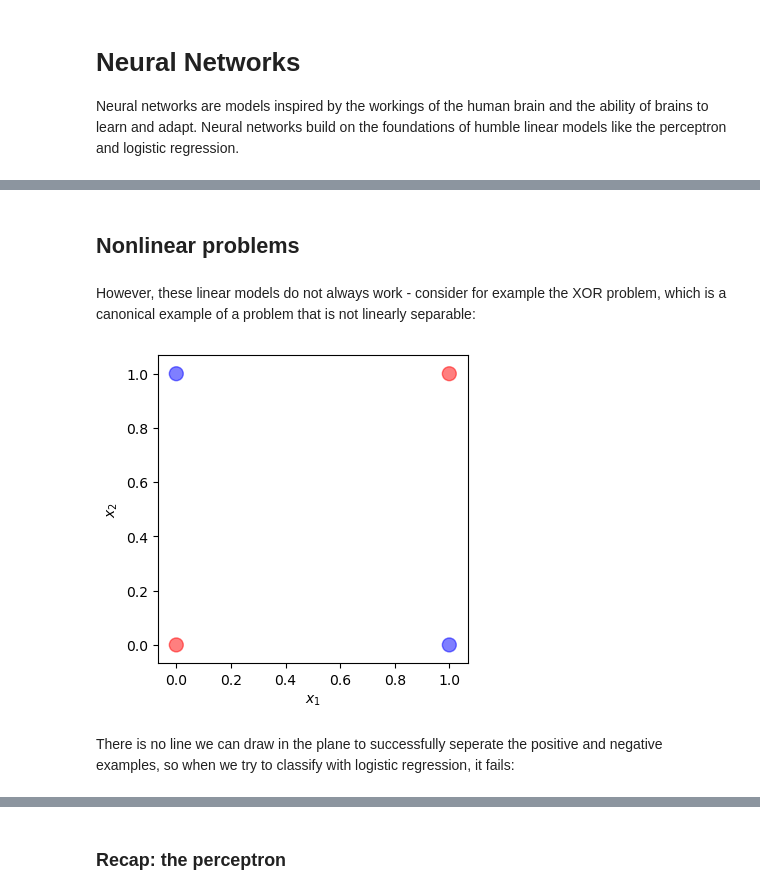
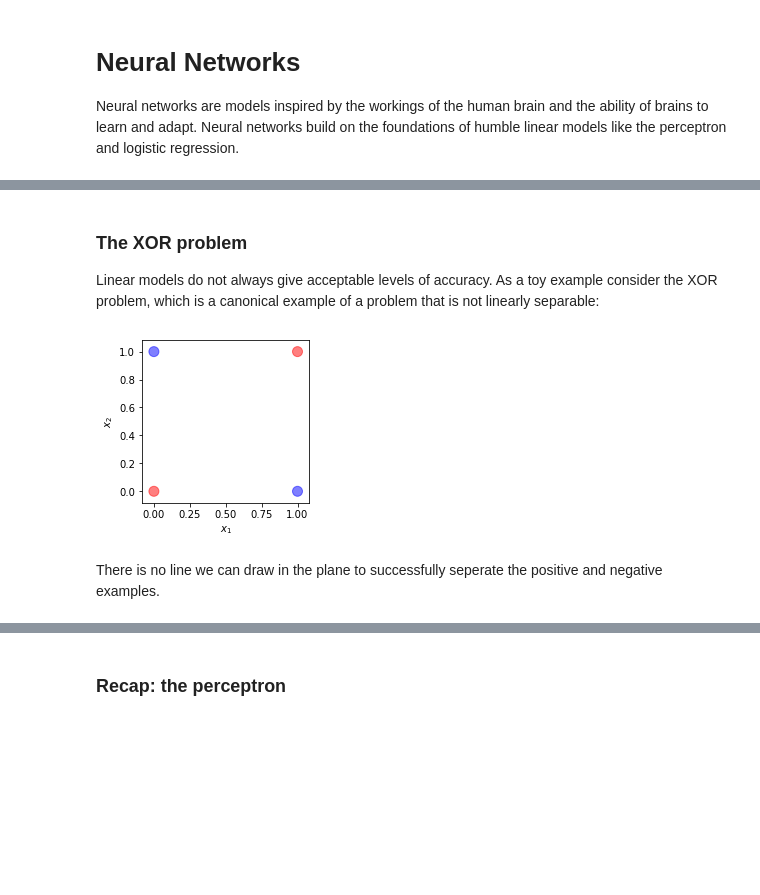
Before and after one commit to asabenhur/CS345, a Jupyter notebook: notebooks/module08_01_neural_networks_mlp.ipynb, the cells around one changed output, grey strips where cells are left out. Saved outputs shown, nothing was run; the diff lists cells and outputs as text; code cells hidden in the pictures; blank space fills up the shorter version.

```diff
--- a/notebooks/module08_01_neural_networks_mlp.ipynb
+++ b/notebooks/module08_01_neural_networks_mlp.ipynb
@@ -63,32 +23,0 @@ Here's an illustration of logistic regression for data generated using the sciki
-# %%
-from sklearn.datasets import make_classification
-X,y = make_classification(n_samples=100, n_features=2, n_informative=2, n_redundant=0, n_repeated=0, n_classes=2, n_clusters_per_class=1, class_sep=0.3, random_state=1)
-lgr=logistic_regression()
-lgr.fit(X, y)
-y_pred=lgr.predict(X)
-
-plt.style.use('default')
-plt.scatter(X[:,0], X[:,1], c=1-y, alpha=0.5, s=20, cmap='magma');
-
-w = lgr.w/np.linalg.norm(lgr.w)
-
-delta = 0.01
-xmin=-1.25;xmax=0.75;ymin=-0.75;ymax=1.5
-xs = np.arange(xmin, xmax, delta)
-ys = np.arange(ymin, ymax, delta)
-x_grid, y_grid = np.meshgrid(xs, ys)
-
-Z = sigmoid(lgr.w[0]*x_grid + lgr.w[1]*y_grid)
-
-im = plt.imshow(Z, origin='lower',
-                cmap=plt.cm.gray, extent=(xmin,xmax,ymin,ymax) )
-
-C = plt.contour(x_grid, y_grid, Z, 7,
-                origin='lower',
-                linewidths=(1,1,1,1,2,1,1),
-                colors = 'black')
-
-plt.clabel(C, inline=1, fmt='%1.2f')
-
-plt.arrow(0,0,w[0],w[1], width=0.001,head_width=0.05, length_includes_head=True, alpha=1,linestyle='-',color='k');
-plt.text(w[0], w[1]+0.05, r"$\mathbf{w}$");
@@ -104,16 +24,16 @@ plt.xlabel('epoch');
-# %% [markdown]
-## Nonlinear problems
 # %% [markdown]
-However, these linear models do not always work - consider for example the XOR problem, which is a canonical example of a problem that is not linearly separable:
+### The XOR problem
+
+Linear models do not always give acceptable levels of accuracy.  As a toy example consider the XOR problem, which is a canonical example of a problem that is not linearly separable:
 # %%
 X = np.array([[0, 0], [1, 0], [0, 1], [1, 1]])
 y = np.array([1, 0, 0, 1])
 
-plt.figure(figsize=(4,4))
+plt.figure(figsize=(3,3))
 plt.scatter(X[:,0], X[:,1], c=y, s=100, alpha=0.5, cmap='bwr');
 plt.xlabel('$x_1$')
 plt.ylabel('$x_2$');
 # %% [output]
-[figure, old version]
+[figure, new version]
 # %% [markdown]
-There is no line we can draw in the plane to successfully seperate the positive and negative examples, so when we try to classify with logistic regression, it fails:
+There is no line we can draw in the plane to successfully seperate the positive and negative examples.
```
Also changed, not shown: parts of 77 cells of this notebook.
